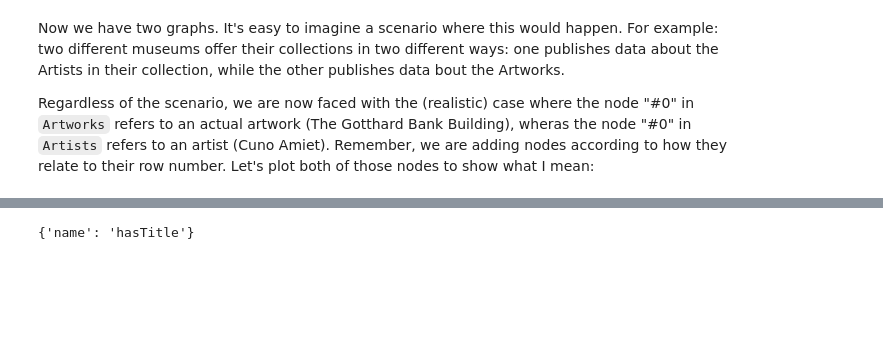
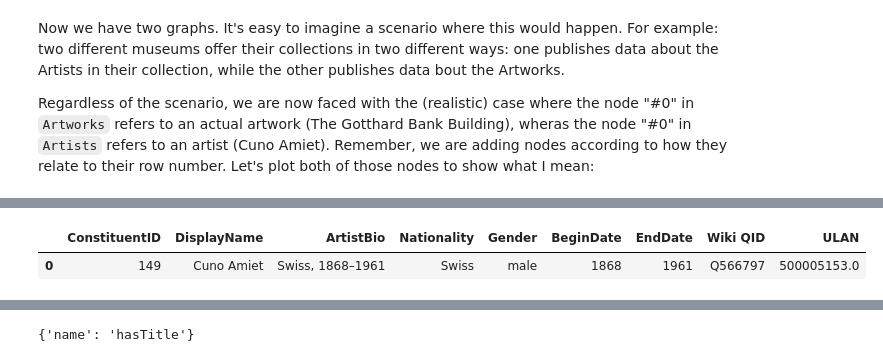
Before and after one commit to ccpfoye/FDH_Notebooks, a Jupyter notebook: Notebooks/Part 3: Knowledge/SemanticModeling.ipynb, the cells around one changed output, grey strips where cells are left out. Cells and saved outputs as stored; diff of their text form; code cells hidden in the pictures; blank space fills up the shorter version.

Commit message:
CODE: SemanticModeling WikiData and Readings

```diff
--- a/Notebooks/Part 3: Knowledge/SemanticModeling.ipynb
+++ b/Notebooks/Part 3: Knowledge/SemanticModeling.ipynb
@@ -431,0 +410,5 @@ Let's look how I can add attributes to edges in NetworkX:
+# %%
+swiss_artists.head(1)
+# %% [output]
+|  | ConstituentID | DisplayName | ArtistBio | Nationality | Gender | BeginDate | EndDate | Wiki QID | ULAN |
+| 0 | 149 | Cuno Amiet | Swiss, 1868–1961 | Swiss | male | 1868 | 1961 | Q566797 | 500005153.0 |
```
Also changed, not shown: parts of 16 cells of this notebook.
